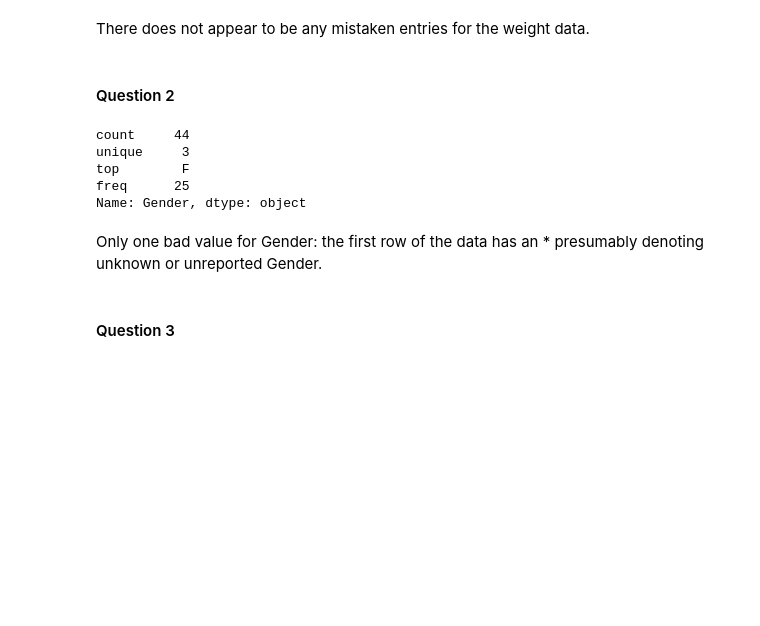
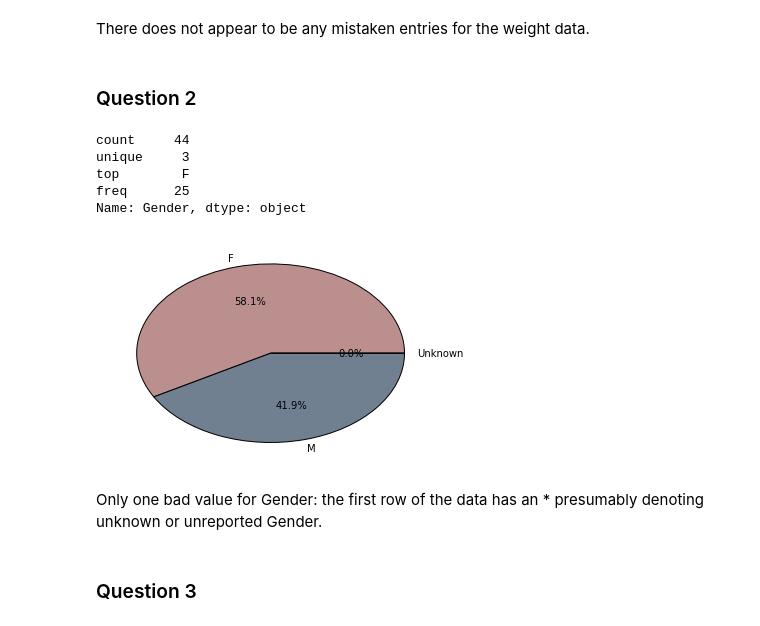
Before and after one commit to rolyv/stat500, a Jupyter notebook: project/project.ipynb, the cells around one changed output. Drawn from its saved outputs; the diff is of its cells as text; code cells hidden in the pictures; blank space fills up the shorter version.

```diff
--- a/project/project.ipynb
+++ b/project/project.ipynb
@@ -31,7 +32,7 @@ array([[<matplotlib.axes._subplots.AxesSubplot object at 0x...>]], dtype=object)
 # %% [markdown]
 There does not appear to be any mistaken entries for the weight data.
 # %% [markdown]
-#### Question 2
+### Question 2
 # %%
 data['Gender'] = data['Gender'].astype('category')
 # %%
@@ -42,7 +43,15 @@ unique     3
 top        F
 freq      25
 Name: Gender, dtype: object
+# %%
+data.Gender[0] = np.nan
+counts = data.Gender.value_counts()
+c = ['rosybrown','slategray','darkseagreen']
+plt.pie(counts, labels=['F','M', 'Unknown'], autopct='%1.1f%%', colors=c)
+plt.show()
+# %% [output]
+[figure, added]
 # %% [markdown]
 Only one bad value for Gender: the first row of the data has an * presumably denoting unknown or unreported Gender.
 # %% [markdown]
-#### Question 3
+### Question 3
```
Also changed, not shown: parts of 14 cells of this notebook, 23 other files.
